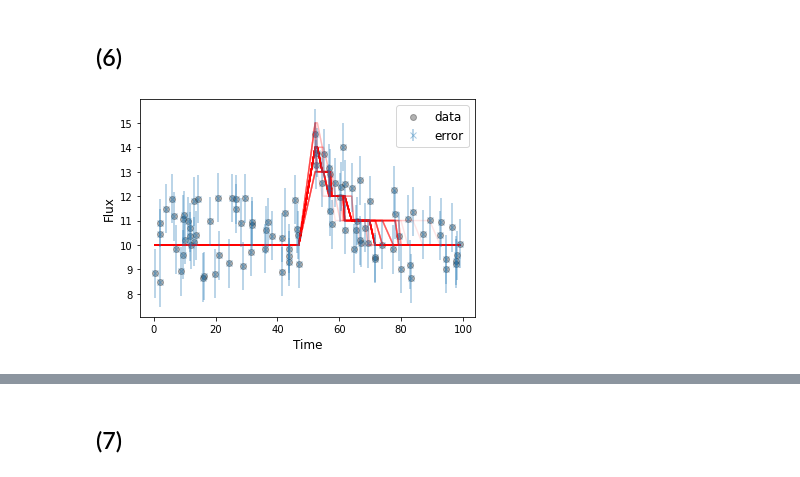
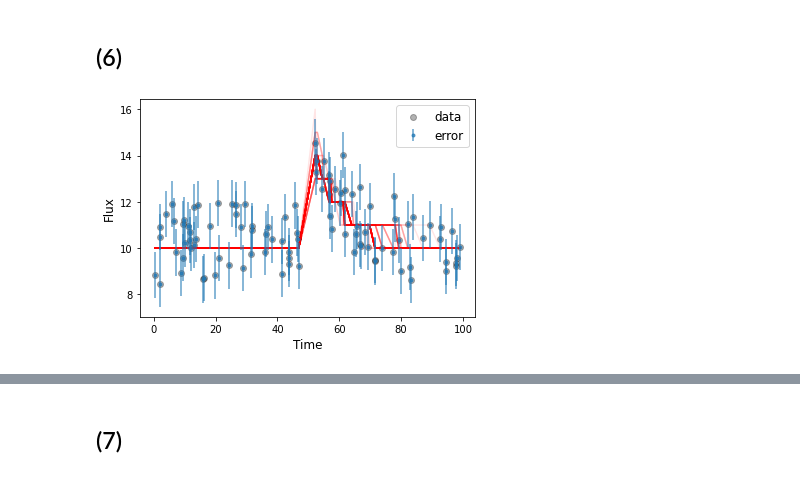
Before and after one commit to VanderbiltAstronomy/astr_8070_s22, a Jupyter notebook: coursework/student_folders/niana_mohammed/vu_astr8070_s22_hw5_NianaMohammed.ipynb, the cells around one changed output, grey strips where cells are left out. Saved outputs shown, nothing was run; the diff lists cells and outputs as text; code cells hidden in the pictures.

```diff
--- a/coursework/student_folders/niana_mohammed/vu_astr8070_s22_hw5_NianaMohammed.ipynb
+++ b/coursework/student_folders/niana_mohammed/vu_astr8070_s22_hw5_NianaMohammed.ipynb
@@ -232,30 +195,30 @@ _=corner.corner(combined.T, quantiles=(0.16, 0.84), levels=(0.68,0.95), labels=[
 # %% [markdown]
 ## (6)
 # %%
-# 6) Now choose  100  samples randomly from your burned, thinned chain and plot the  100  corresponding burst
-# time-series on a figure along with the original data. You may want to choose a transparency for these  100
-# burst curves that allows you to see everything nicely. These are showing the posterior spread of model solutions
-# that are consistent with the data.
+# (6)
+# Choose  100  samples randomly from the burned, thinned chains and plot the 100 corresponding burst
+# time-series on a figure along with the original data. These 100 burst curves are showing the posterior
+# spread of model solutions that are consistent with the data.
 
 import random
 from random import choices
 
-idxs = choices(np.arange(0,len(b_downsampled),1),k=100) #np.random.randint(0,len(b_downsampled),size=100)
+idxs = choices(np.arange(0,len(b_downsampled),1),k=100)
 
 for i in idxs:
 
     b_random = b_downsampled[i]
     A_random = A_downsampled[i]
     t0_random = t0_downsampled[i]
     alpha_random = alpha_downsampled[i]
     burst_flux = burst(time,b_random,A_random,t0_random,np.exp(alpha_random))
     plt.plot(time,burst_flux,c='red',alpha=0.1)
 
 plt.scatter(time,flux,c='k',label='data',alpha=0.3)
-plt.errorbar(time, flux, yerr=flux_sig, ls=' ', marker='x',alpha=0.4,label='error')
+plt.errorbar(time, flux, yerr=flux_sig, ls=' ', marker='.',alpha=0.7,label='error')
 plt.xlabel('Time',fontsize=12)
 plt.ylabel('Flux',fontsize=12)
 plt.legend(fontsize=12)
 plt.show()
 # %% [output]
-[figure, old version]
+[figure, new version]
```
Also changed, not shown: parts of 23 cells of this notebook.
